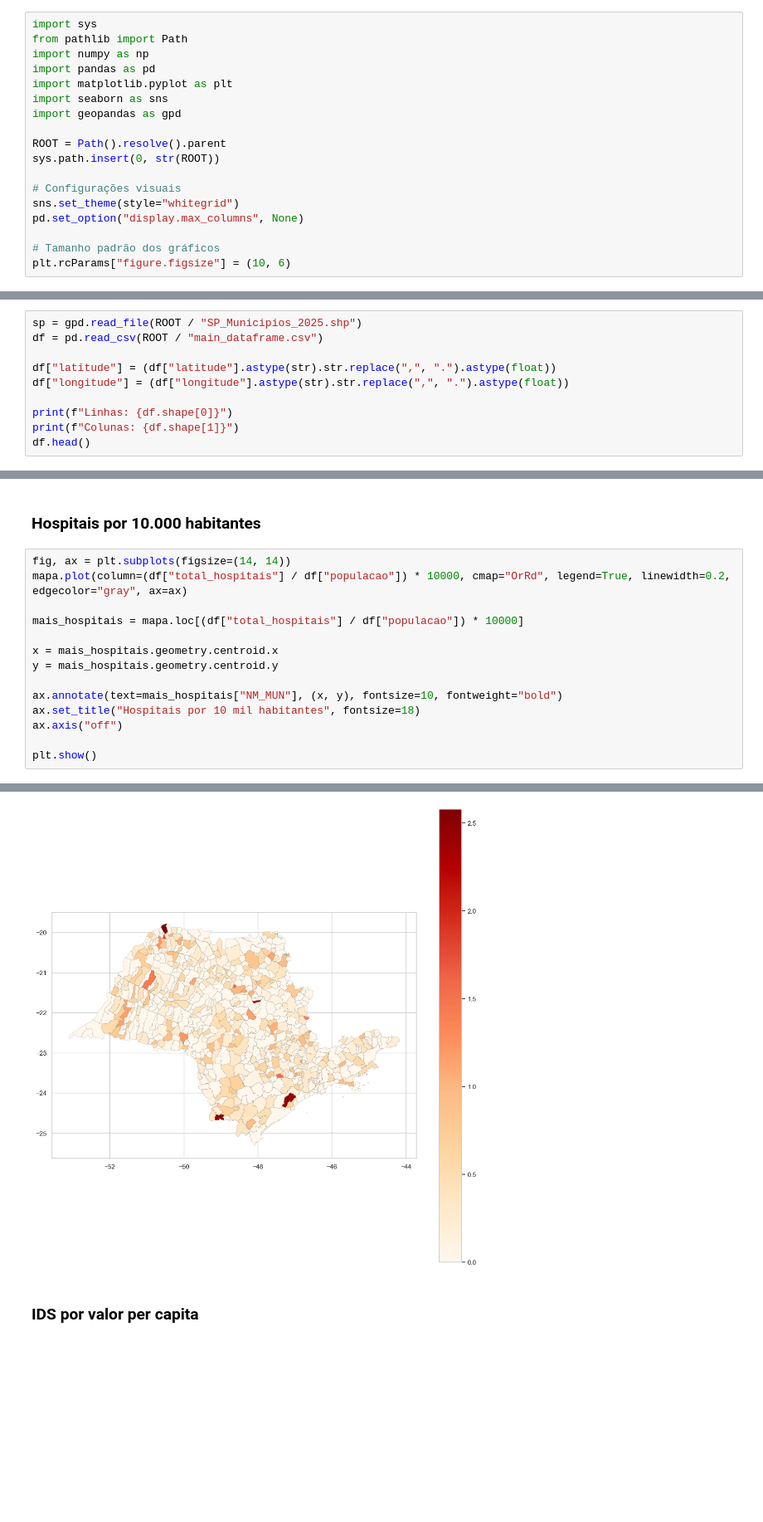
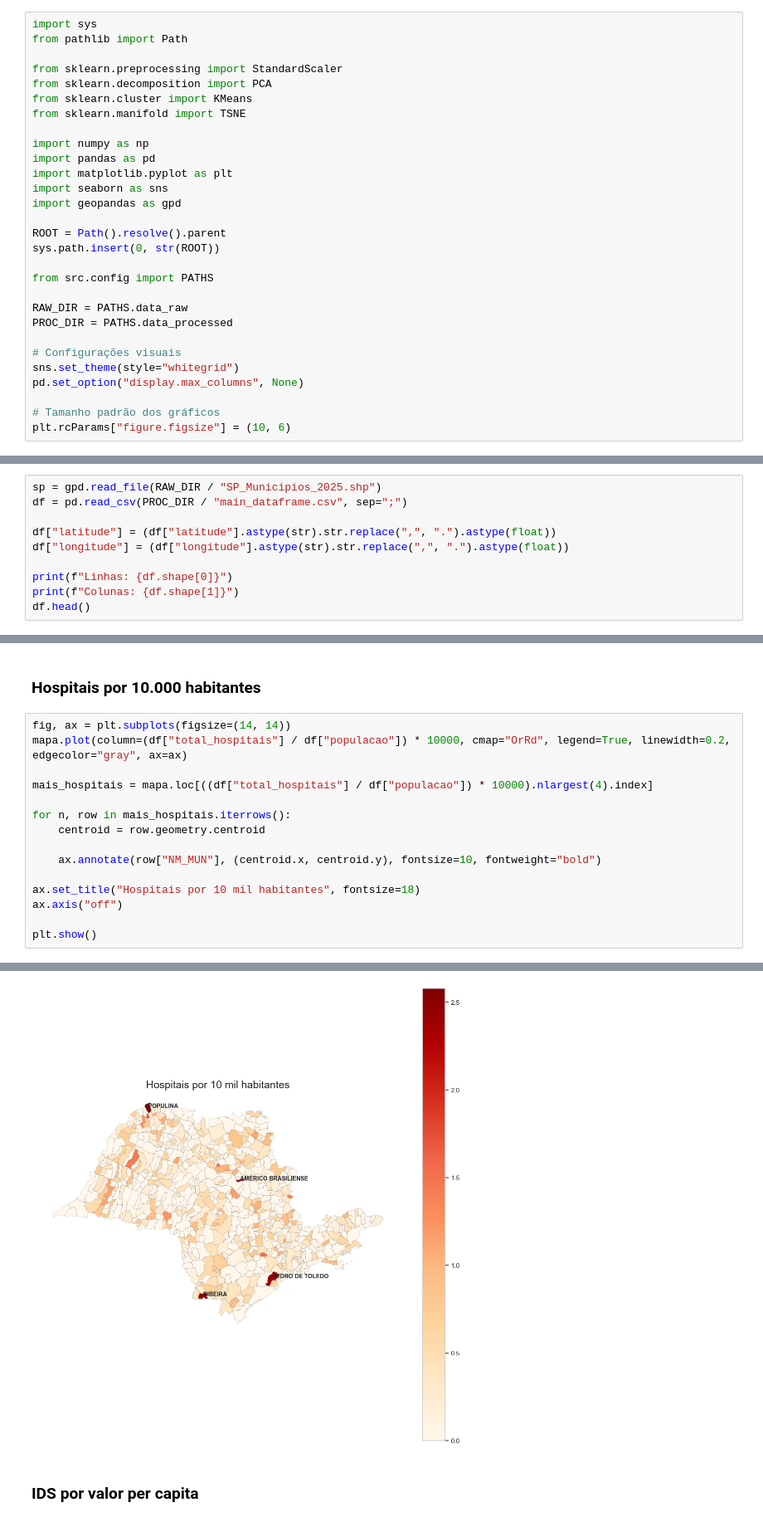
Before and after one commit to AndreyFernandes-NP/ProjetoIntegrador-I, a Jupyter notebook: notebooks/EDA.ipynb, the cells around one changed output, grey strips where cells are left out. Shown at 83% size. Cells and saved outputs as stored; diff of their text form; blank space fills up the shorter version.

Commit message:
Update(EDA.ipynb): New updates and plots
Added new plots using PCA and tSNE

```diff
--- a/notebooks/EDA.ipynb
+++ b/notebooks/EDA.ipynb
@@ -14,6 +14,12 @@ O dataser possui 645 municípios e 80 variáveis, misturando:
 # %%
 import sys
 from pathlib import Path
+
+from sklearn.preprocessing import StandardScaler
+from sklearn.decomposition import PCA
+from sklearn.cluster import KMeans
+from sklearn.manifold import TSNE
+
 import numpy as np
 import pandas as pd
 import matplotlib.pyplot as plt
@@ -23,6 +29,11 @@ import geopandas as gpd
 ROOT = Path().resolve().parent
 sys.path.insert(0, str(ROOT))
 
+from src.config import PATHS
+
+RAW_DIR = PATHS.data_raw
+PROC_DIR = PATHS.data_processed
+
 # Configurações visuais
 sns.set_theme(style="whitegrid")
 pd.set_option("display.max_columns", None)
@@ -32,8 +43,8 @@ plt.rcParams["figure.figsize"] = (10, 6)
 # %% [markdown]
 ##### Carregando os dados e ajuste na coluna de latitude e longitude
 # %%
-sp = gpd.read_file(ROOT / "SP_Municipios_2025.shp")
-df = pd.read_csv(ROOT / "main_dataframe.csv")
+sp = gpd.read_file(RAW_DIR / "SP_Municipios_2025.shp")
+df = pd.read_csv(PROC_DIR / "main_dataframe.csv", sep=";")
 
 df["latitude"] = (df["latitude"].astype(str).str.replace(",", ".").astype(float))
 df["longitude"] = (df["longitude"].astype(str).str.replace(",", ".").astype(float))
@@ -407,12 +425,13 @@ mapa.plot(column="valor_per_capita", cmap="Blues", scheme="quantiles", linewidth
 fig, ax = plt.subplots(figsize=(14, 14))
 mapa.plot(column=(df["total_hospitais"] / df["populacao"]) * 10000, cmap="OrRd", legend=True, linewidth=0.2, edgecolor="gray", ax=ax)
 
-mais_hospitais = mapa.loc[(df["total_hospitais"] / df["populacao"]) * 10000]
+mais_hospitais = mapa.loc[((df["total_hospitais"] / df["populacao"]) * 10000).nlargest(4).index]
 
-x = mais_hospitais.geometry.centroid.x
-y = mais_hospitais.geometry.centroid.y
+for n, row in mais_hospitais.iterrows():
+    centroid = row.geometry.centroid
 
-ax.annotate(text=mais_hospitais["NM_MUN"], (x, y), fontsize=10, fontweight="bold")
+    ax.annotate(row["NM_MUN"], (centroid.x, centroid.y), fontsize=10, fontweight="bold")
+
 ax.set_title("Hospitais por 10 mil habitantes", fontsize=18)
 ax.axis("off")
 
@@ -422,4 +440,4 @@ TypeError: Axes.annotate() missing 1 required positional argument: 'xy'
-[figure, old version]
+[figure, new version]
 # %% [markdown]
 ### IDS por valor per capita
 # %% [markdown]
```
Also changed, not shown: parts of 9 cells of this notebook.
